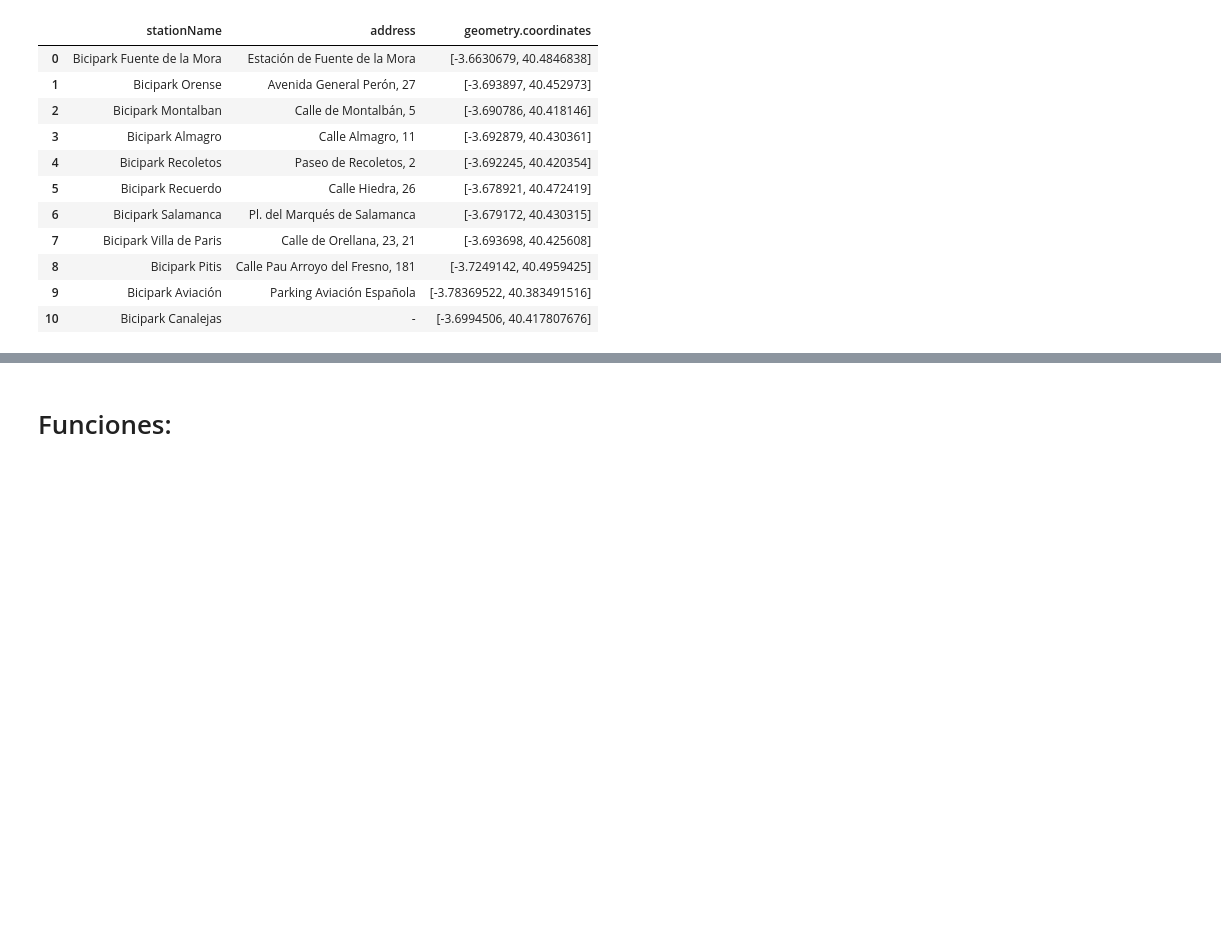
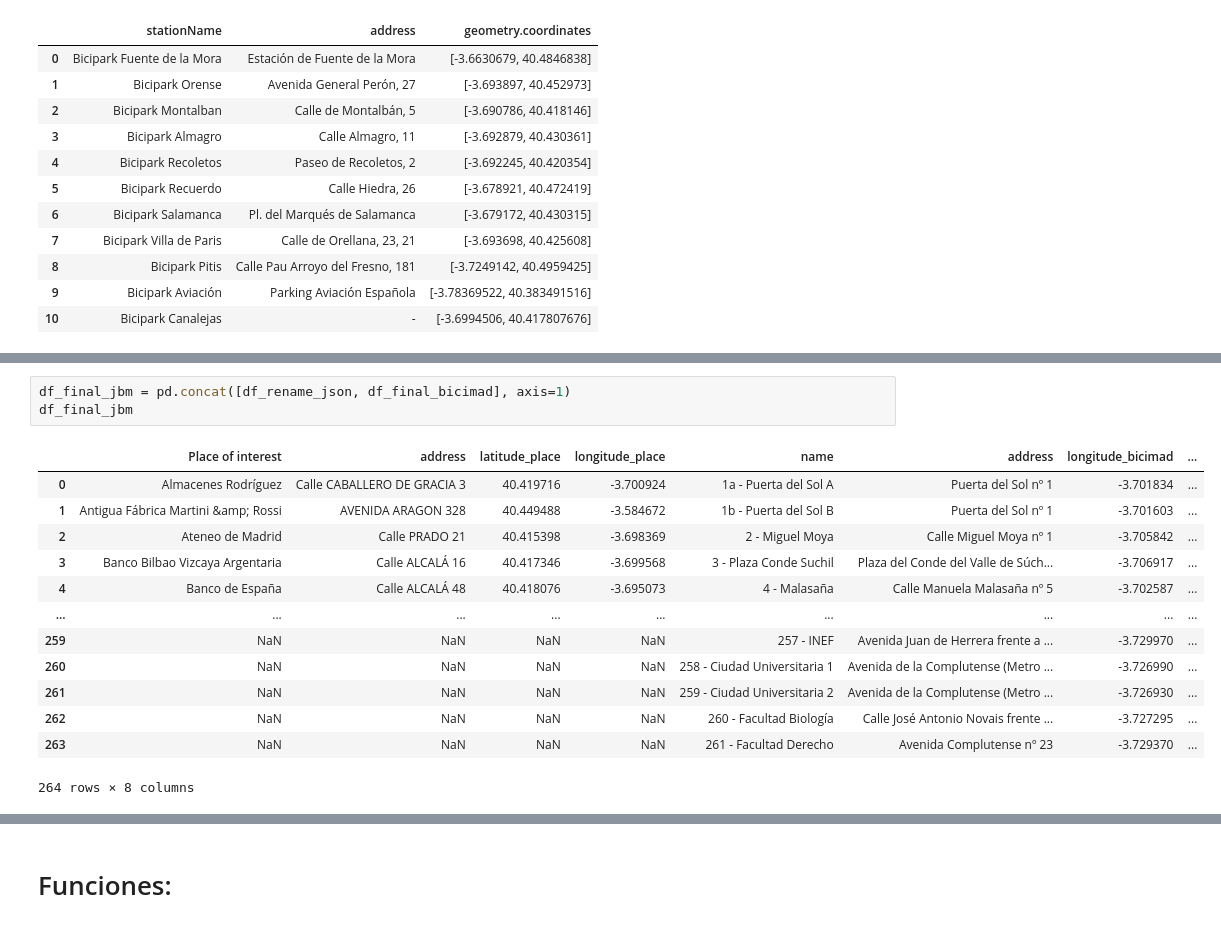
Before and after one commit to SilviaAlconGarrido/project_m1, a Jupyter notebook: notebooks/dev_notebook_.ipynb, the cells around one changed output, grey strips where cells are left out. Drawn from its saved outputs; the diff is of its cells as text; blank space fills up the shorter version.

```diff
--- a/notebooks/dev_notebook_.ipynb
+++ b/notebooks/dev_notebook_.ipynb
@@ -264,3 +266,20 @@ df_final_bicipark
 | 8 | Bicipark Pitis | Calle Pau Arroyo del Fresno, 181 | -3.724914 | 40.495942 |
 | 9 | Bicipark Aviación | Parking Aviación Española | -3.783695 | 40.383492 |
 | 10 | Bicipark Canalejas | - | -3.699451 | 40.417808 |
+# %%
+df_final_jbm = pd.concat([df_rename_json, df_final_bicimad], axis=1)
+df_final_jbm
+# %% [output]
+|  | Place of interest | address | latitude_place | longitude_place | name | address | longitude_bicimad | ... |
+| 0 | Almacenes Rodríguez | Calle CABALLERO DE GRACIA 3 | 40.419716 | -3.700924 | 1a - Puerta del Sol A | Puerta del Sol nº 1 | -3.701834 | ... |
+| 1 | Antigua Fábrica Martini &amp; Rossi | AVENIDA ARAGON 328 | 40.449488 | -3.584672 | 1b - Puerta del Sol B | Puerta del Sol nº 1 | -3.701603 | ... |
+| 2 | Ateneo de Madrid | Calle PRADO 21 | 40.415398 | -3.698369 | 2 - Miguel Moya | Calle Miguel Moya nº 1 | -3.705842 | ... |
+| 3 | Banco Bilbao Vizcaya Argentaria | Calle ALCALÁ 16 | 40.417346 | -3.699568 | 3 - Plaza Conde Suchil | Plaza del Conde del Valle de Súch... | -3.706917 | ... |
+| 4 | Banco de España | Calle ALCALÁ 48 | 40.418076 | -3.695073 | 4 - Malasaña | Calle Manuela Malasaña nº 5 | -3.702587 | ... |
+| ... | ... | ... | ... | ... | ... | ... | ... | ... |
+| 259 | NaN | NaN | NaN | NaN | 257 - INEF | Avenida Juan de Herrera frente a ... | -3.729970 | ... |
+| 260 | NaN | NaN | NaN | NaN | 258 - Ciudad Universitaria 1 | Avenida de la Complutense (Metro ... | -3.726990 | ... |
+| 261 | NaN | NaN | NaN | NaN | 259 - Ciudad Universitaria 2 | Avenida de la Complutense (Metro ... | -3.726930 | ... |
+| 262 | NaN | NaN | NaN | NaN | 260 - Facultad Biología | Calle José Antonio Novais frente ... | -3.727295 | ... |
+| 263 | NaN | NaN | NaN | NaN | 261 - Facultad Derecho | Avenida Complutense nº 23 | -3.729370 | ... |
+264 rows × 8 columns
```
Also changed, not shown: parts of 16 cells of this notebook, 2 other files.
